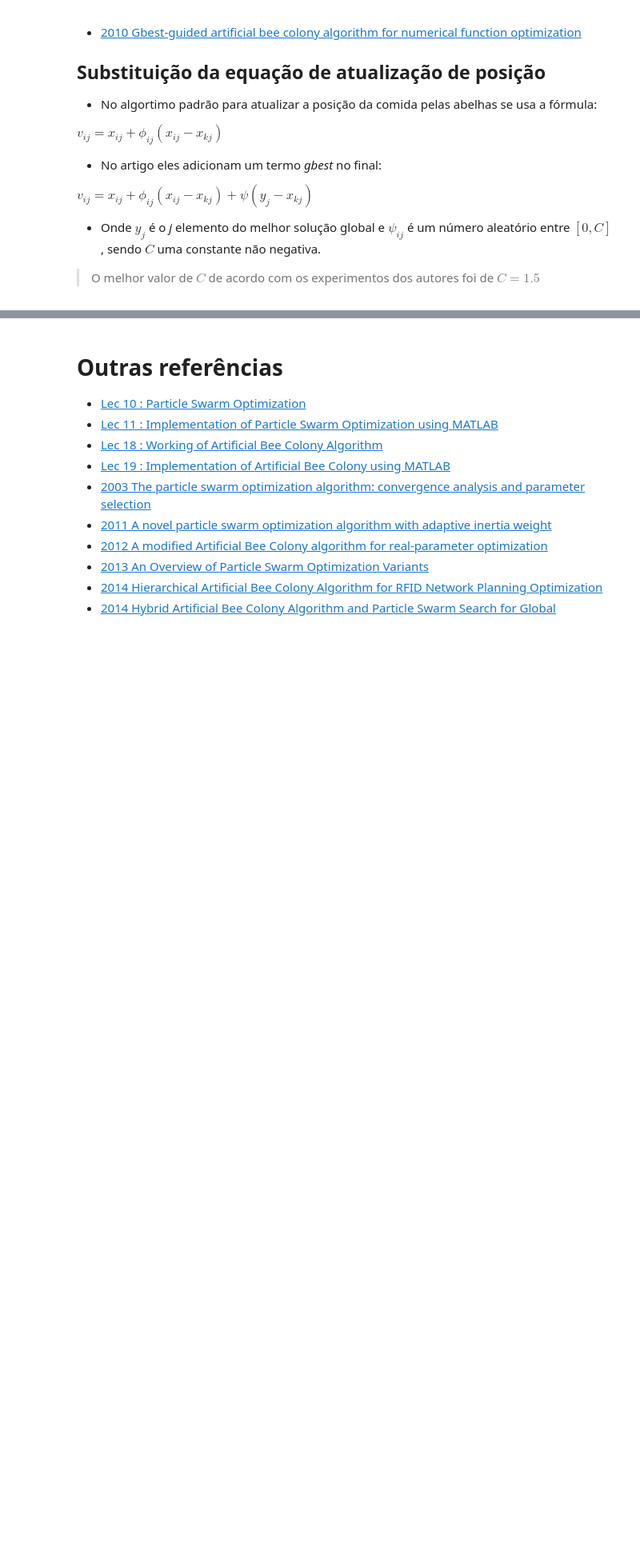
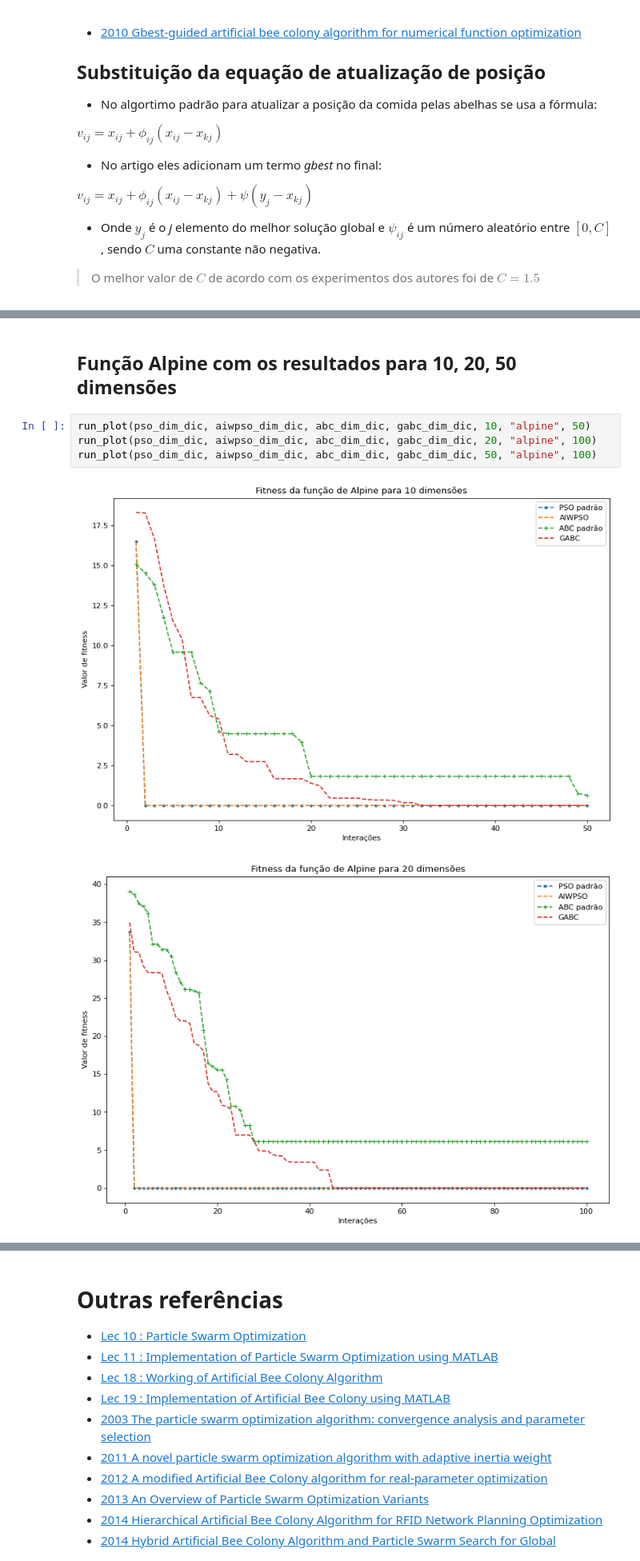
Before and after one commit to geocarvalho/IN1100, a Jupyter notebook: IN1164/project_1/PSO_and_ABC.ipynb, the cells around one changed output, grey strips where cells are left out. Shown at 80% size. Saved outputs shown, nothing was run; the diff lists cells and outputs as text; blank space fills up the shorter version.

```diff
--- a/IN1164/project_1/PSO_and_ABC.ipynb
+++ b/IN1164/project_1/PSO_and_ABC.ipynb
@@ -646,0 +661,9 @@ dimension: 50, Exponential function, object: -0.0, fitness: 1.0, cycle: 0
+# %% [markdown]
+## Função Alpine com os resultados para 10, 20, 50 dimensões
+# %%
+run_plot(pso_dim_dic, aiwpso_dim_dic, abc_dim_dic, gabc_dim_dic, 10, "alpine", 50)
+run_plot(pso_dim_dic, aiwpso_dim_dic, abc_dim_dic, gabc_dim_dic, 20, "alpine", 100)
+run_plot(pso_dim_dic, aiwpso_dim_dic, abc_dim_dic, gabc_dim_dic, 50, "alpine", 100)
+# %% [output]
+[figure, added]
+[figure, added]
```
Also changed, not shown: parts of 23 cells of this notebook.
